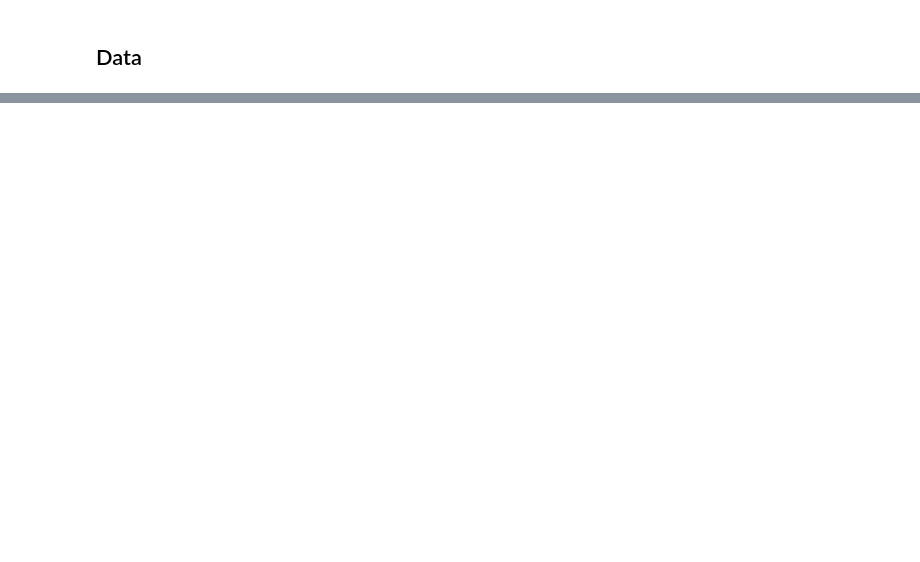
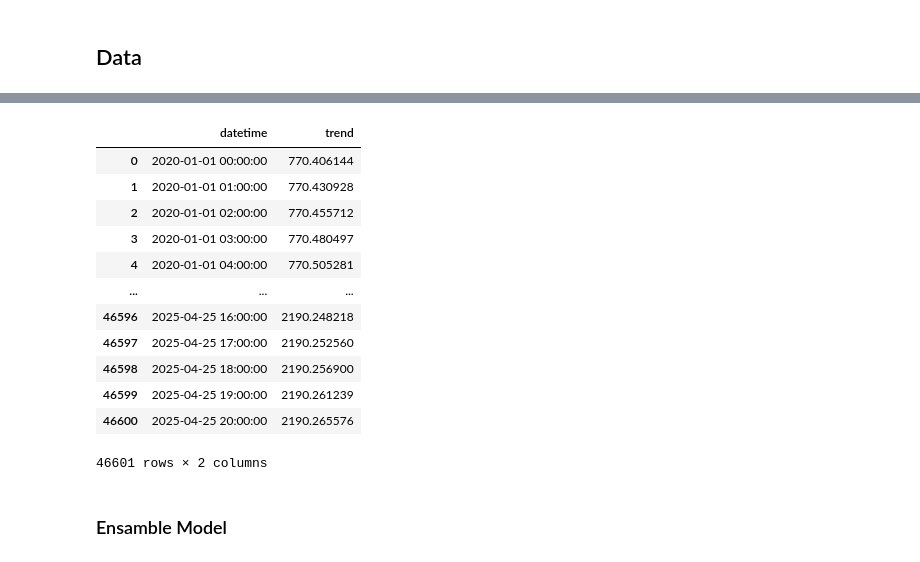
Before and after one commit to UCM-Industrial/Forecast_J.Troncoso, a Jupyter notebook: notebooks/03_model_evaluation.ipynb, the cells around one changed output, grey strips where cells are left out. Drawn from its saved outputs; the diff is of its cells as text; code cells hidden in the pictures; blank space fills up the shorter version.

```diff
--- a/notebooks/03_model_evaluation.ipynb
+++ b/notebooks/03_model_evaluation.ipynb
@@ -32,0 +232,20 @@ target_column = "Solar"
+# %%
+# Guardar resultados intermedios
+# with open("solar_mstl.pkl", "wb") as file:
+#     pickle.dump(mstl_result, file)
+
+# Cargar resultados más tarde
+with open("solar_mstl.pkl", "rb") as file:
+    mstl_result = pickle.load(file)  # noqa: S301
+# %%
+# Access components
+trend = mstl_result.trend
+seasonal_daily = mstl_result.seasonal['seasonal_24']
+seasonal_annual = mstl_result.seasonal[f"seasonal_{periods[1]}"]
+resid = mstl_result.resid
+
+print("MSTL Components:")
+print(f"Trend: {trend.head().values}")
+print(f"Daily Seasonality: {seasonal_daily.head().values}")
+print(f"Annual Seasonality: {seasonal_annual.head().values}")
+print(f"Residuals: {resid.head().values}")
@@ -32,0 +274,18 @@ target_column = "Solar"
+# %%
+trend.reset_index()
+# %% [output]
+|  | datetime | trend |
+| 0 | 2020-01-01 00:00:00 | 770.406144 |
+| 1 | 2020-01-01 01:00:00 | 770.430928 |
+| 2 | 2020-01-01 02:00:00 | 770.455712 |
+| 3 | 2020-01-01 03:00:00 | 770.480497 |
+| 4 | 2020-01-01 04:00:00 | 770.505281 |
+| ... | ... | ... |
+| 46596 | 2025-04-25 16:00:00 | 2190.248218 |
+| 46597 | 2025-04-25 17:00:00 | 2190.252560 |
+| 46598 | 2025-04-25 18:00:00 | 2190.256900 |
+| 46599 | 2025-04-25 19:00:00 | 2190.261239 |
+| 46600 | 2025-04-25 20:00:00 | 2190.265576 |
+46601 rows × 2 columns
+# %% [markdown]
+### Ensamble Model
```
Also changed, not shown: parts of 21 cells of this notebook, 36 other files.
